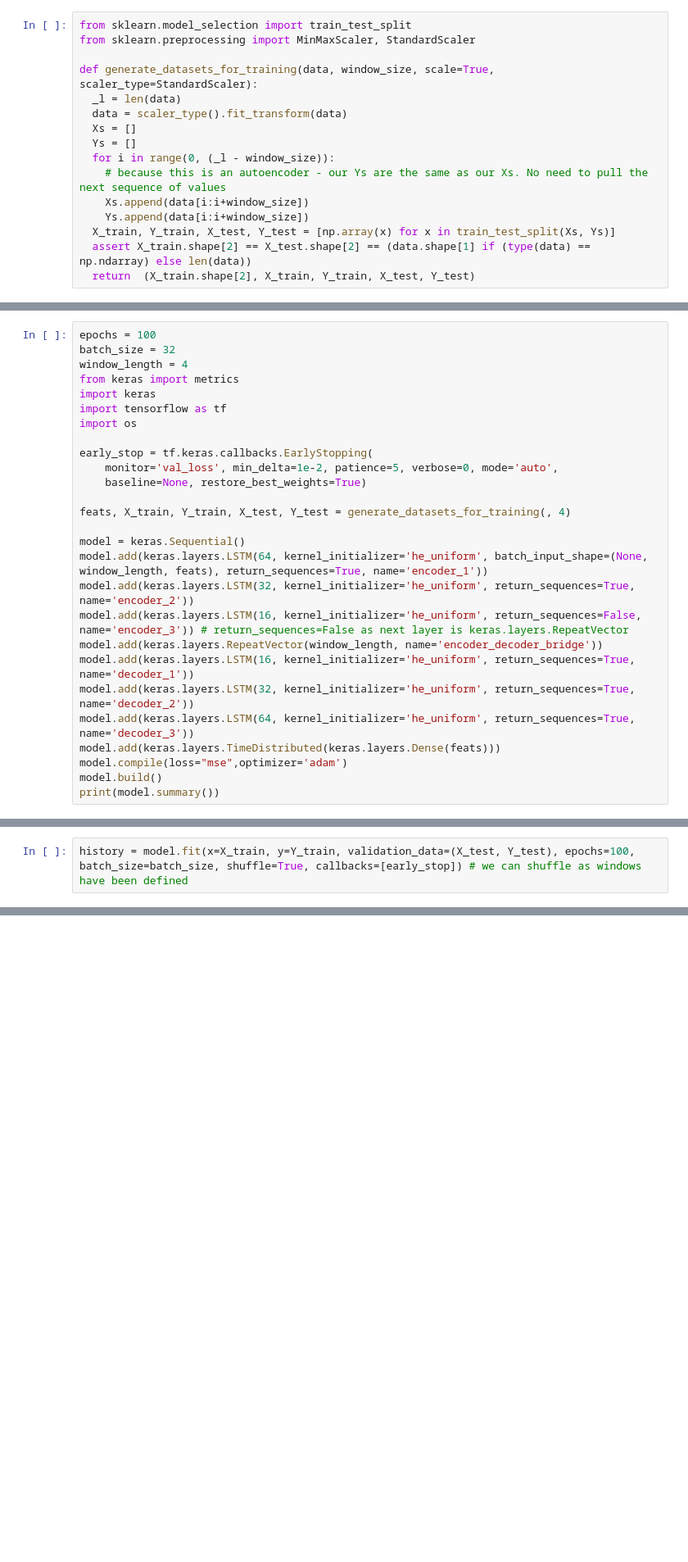
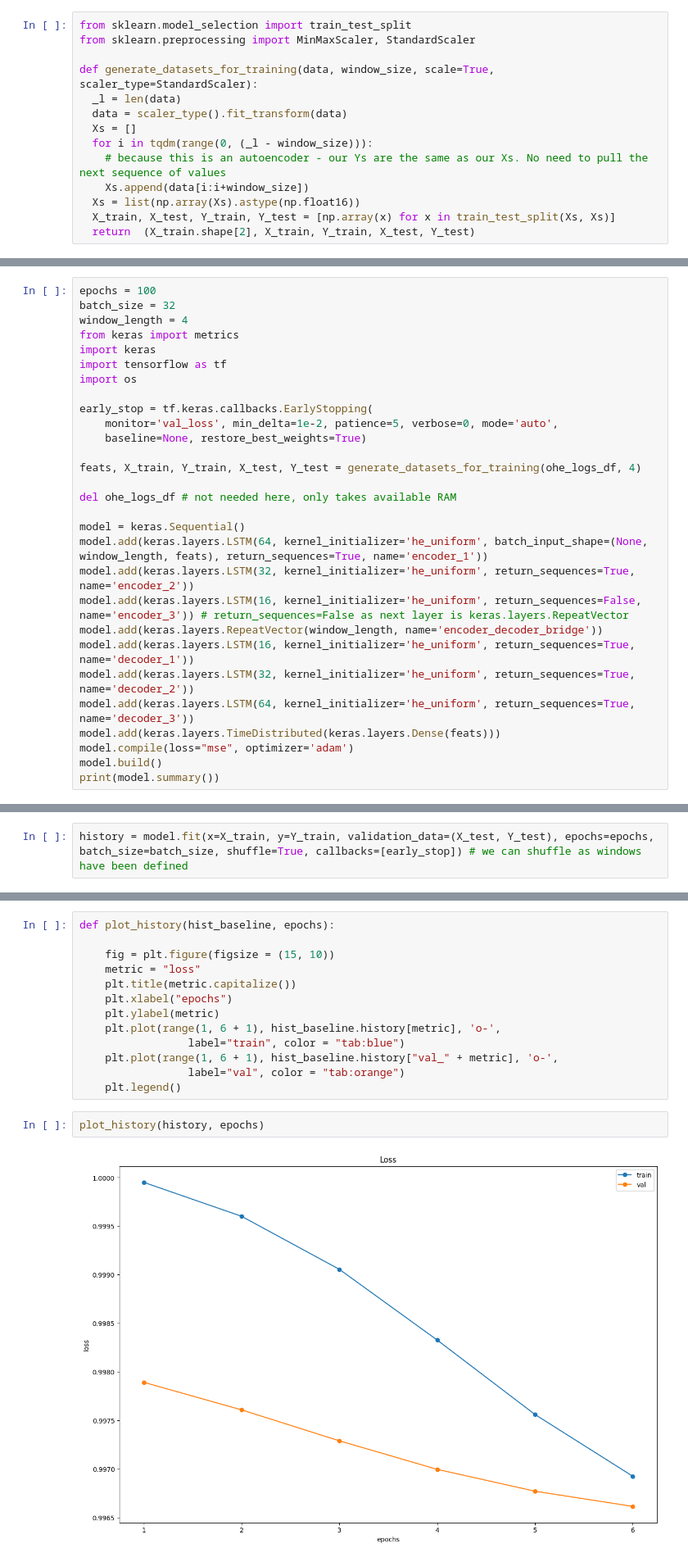
Before and after one commit to SpaceXAlphaBravoCharlie/Diplomski, a Jupyter notebook: Diplomski_colab.ipynb, the cells around one changed output, grey strips where cells are left out. Shown at 82% size. Saved outputs shown, nothing was run; the diff lists cells and outputs as text; blank space fills up the shorter version.

Commit message:
Trained Deep LSTM autoencoder

```diff
--- a/Diplomski_colab.ipynb
+++ b/Diplomski_colab.ipynb
@@ -284,11 +280,9 @@ def generate_datasets_for_training(data, window_size, scale=True, scaler_type=St
   _l = len(data)
   data = scaler_type().fit_transform(data)
   Xs = []
-  Ys = []
-  for i in range(0, (_l - window_size)):
+  for i in tqdm(range(0, (_l - window_size))):
     # because this is an autoencoder - our Ys are the same as our Xs. No need to pull the next sequence of values
     Xs.append(data[i:i+window_size])
-    Ys.append(data[i:i+window_size])
-  X_train, Y_train, X_test, Y_test = [np.array(x) for x in train_test_split(Xs, Ys)]
-  assert X_train.shape[2] == X_test.shape[2] == (data.shape[1] if (type(data) == np.ndarray) else len(data))
+  Xs = list(np.array(Xs).astype(np.float16))
+  X_train, X_test, Y_train, Y_test = [np.array(x) for x in train_test_split(Xs, Xs)]
   return  (X_train.shape[2], X_train, Y_train, X_test, Y_test)
@@ -307,7 +299,9 @@ early_stop = tf.keras.callbacks.EarlyStopping(
     monitor='val_loss', min_delta=1e-2, patience=5, verbose=0, mode='auto',
     baseline=None, restore_best_weights=True)
 
-feats, X_train, Y_train, X_test, Y_test = generate_datasets_for_training(, 4)
+feats, X_train, Y_train, X_test, Y_test = generate_datasets_for_training(ohe_logs_df, 4)
+
+del ohe_logs_df # not needed here, only takes available RAM
 
 model = keras.Sequential()
 model.add(keras.layers.LSTM(64, kernel_initializer='he_uniform', batch_input_shape=(None, window_length, feats), return_sequences=True, name='encoder_1'))
@@ -318,6 +312,6 @@ model.add(keras.layers.LSTM(16, kernel_initializer='he_uniform', return_sequence
 model.add(keras.layers.LSTM(32, kernel_initializer='he_uniform', return_sequences=True, name='decoder_2'))
 model.add(keras.layers.LSTM(64, kernel_initializer='he_uniform', return_sequences=True, name='decoder_3'))
 model.add(keras.layers.TimeDistributed(keras.layers.Dense(feats)))
-model.compile(loss="mse",optimizer='adam')
+model.compile(loss="mse", optimizer='adam')
 model.build()
 print(model.summary())
@@ -331,4 +343,4 @@ checkpoint = ModelCheckpoint('LSTM_best_val_acc.h5',
                              save_best_only=True,
                              mode='min')
 # %%
-history = model.fit(x=X_train, y=Y_train, validation_data=(X_test, Y_test), epochs=100, batch_size=batch_size, shuffle=True, callbacks=[early_stop]) # we can shuffle as windows have been defined
+history = model.fit(x=X_train, y=Y_train, validation_data=(X_test, Y_test), epochs=epochs, batch_size=batch_size, shuffle=True, callbacks=[early_stop]) # we can shuffle as windows have been defined
@@ -335,3 +376,20 @@ history = model.fit(x=X_train, y=Y_train, validation_data=(X_test, Y_test), epoc
+# %%
+def plot_history(hist_baseline, epochs):
+
+    fig = plt.figure(figsize = (15, 10))
+    metric = "loss"
+    plt.title(metric.capitalize())
+    plt.xlabel("epochs")
+    plt.ylabel(metric)
+    plt.plot(range(1, 6 + 1), hist_baseline.history[metric], 'o-',
+                 label="train", color = "tab:blue")
+    plt.plot(range(1, 6 + 1), hist_baseline.history["val_" + metric], 'o-',
+                 label="val", color = "tab:orange")
+    plt.legend()
+# %%
+plot_history(history, epochs)
+# %% [output]
+[figure, added]
 # %%
 '''loss_history = []
 loss_history_total = []
```
Also changed, not shown: parts of 16 cells of this notebook.
